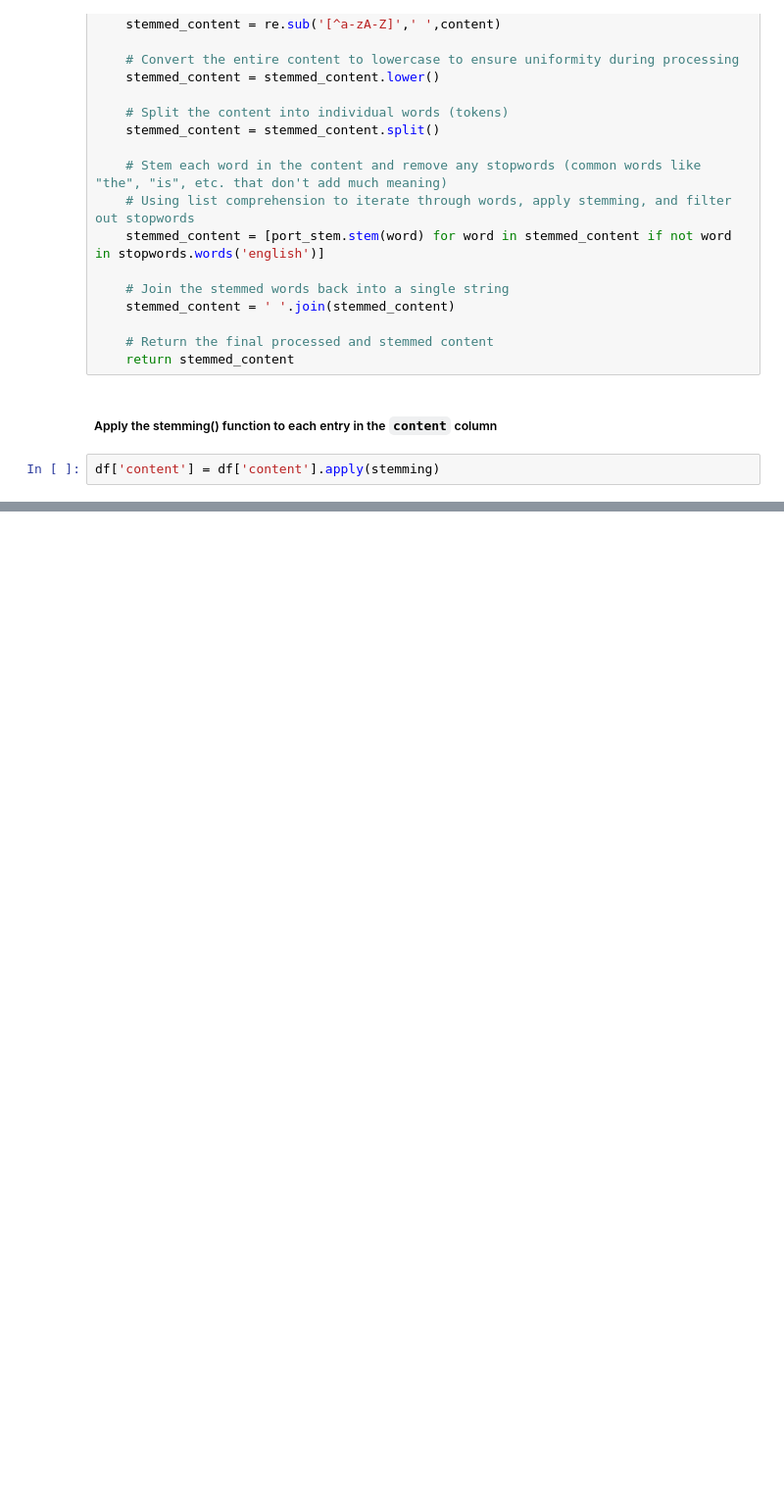
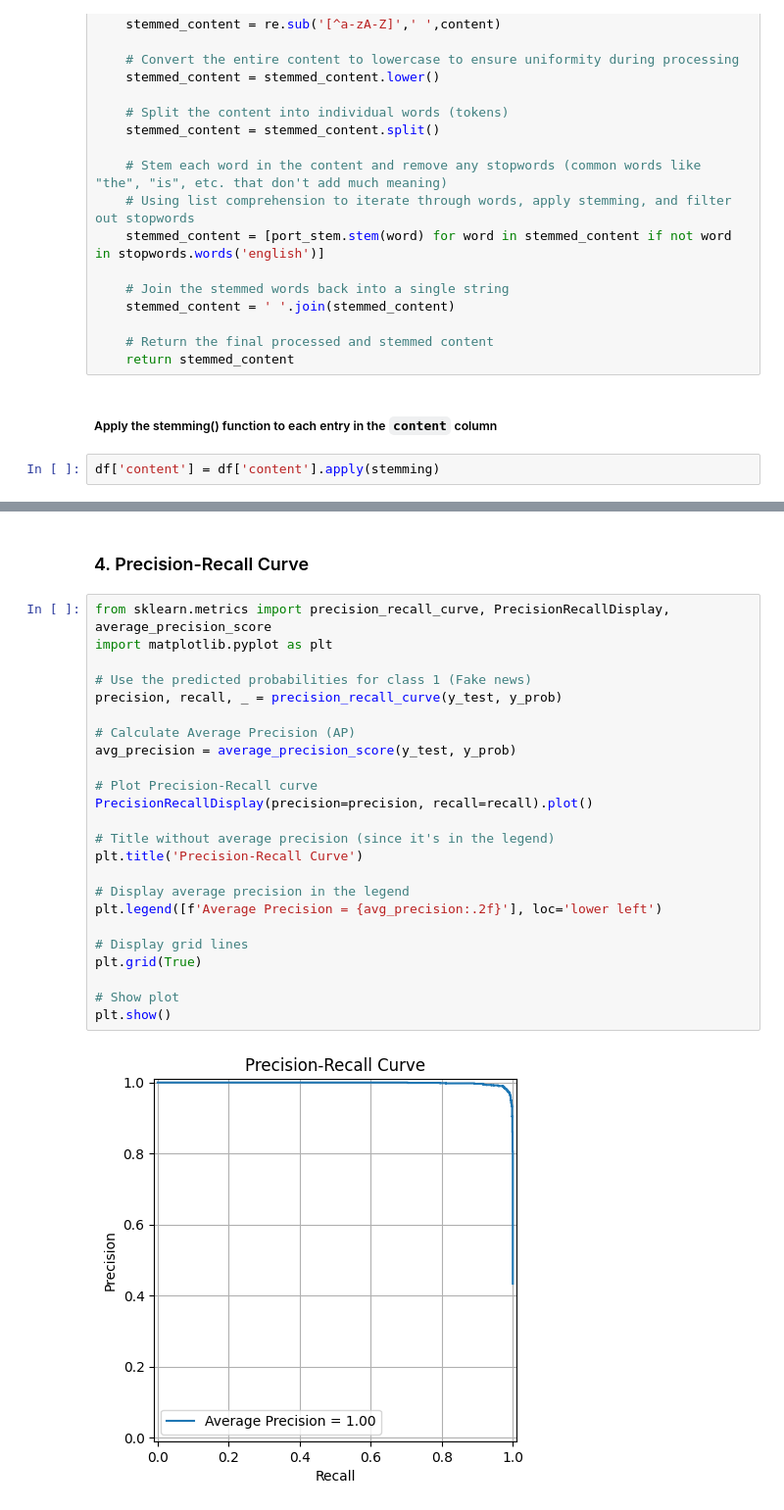
Before and after one commit to bainash10/Fake-News-Prediction-using-Logistic-Regression, a Jupyter notebook: main.ipynb, the cells around one changed output, grey strips where cells are left out. Shown at 98% size. Drawn from its saved outputs; the diff is of its cells as text; blank space fills up the shorter version.

```diff
--- a/main.ipynb
+++ b/main.ipynb
@@ -218,0 +412,28 @@ df['content'] = df['content'].apply(stemming)
+# %% [markdown]
+### 4. Precision-Recall Curve
+# %%
+from sklearn.metrics import precision_recall_curve, PrecisionRecallDisplay, average_precision_score
+import matplotlib.pyplot as plt
+
+# Use the predicted probabilities for class 1 (Fake news)
+precision, recall, _ = precision_recall_curve(y_test, y_prob)
+
+# Calculate Average Precision (AP)
+avg_precision = average_precision_score(y_test, y_prob)
+
+# Plot Precision-Recall curve
+PrecisionRecallDisplay(precision=precision, recall=recall).plot()
+
+# Title without average precision (since it's in the legend)
+plt.title('Precision-Recall Curve')
+
+# Display average precision in the legend
+plt.legend([f'Average Precision = {avg_precision:.2f}'], loc='lower left')
+
+# Display grid lines
+plt.grid(True)
+
+# Show plot
+plt.show()
+# %% [output]
+[figure, added]
```
Also changed, not shown: parts of 45 cells of this notebook.
